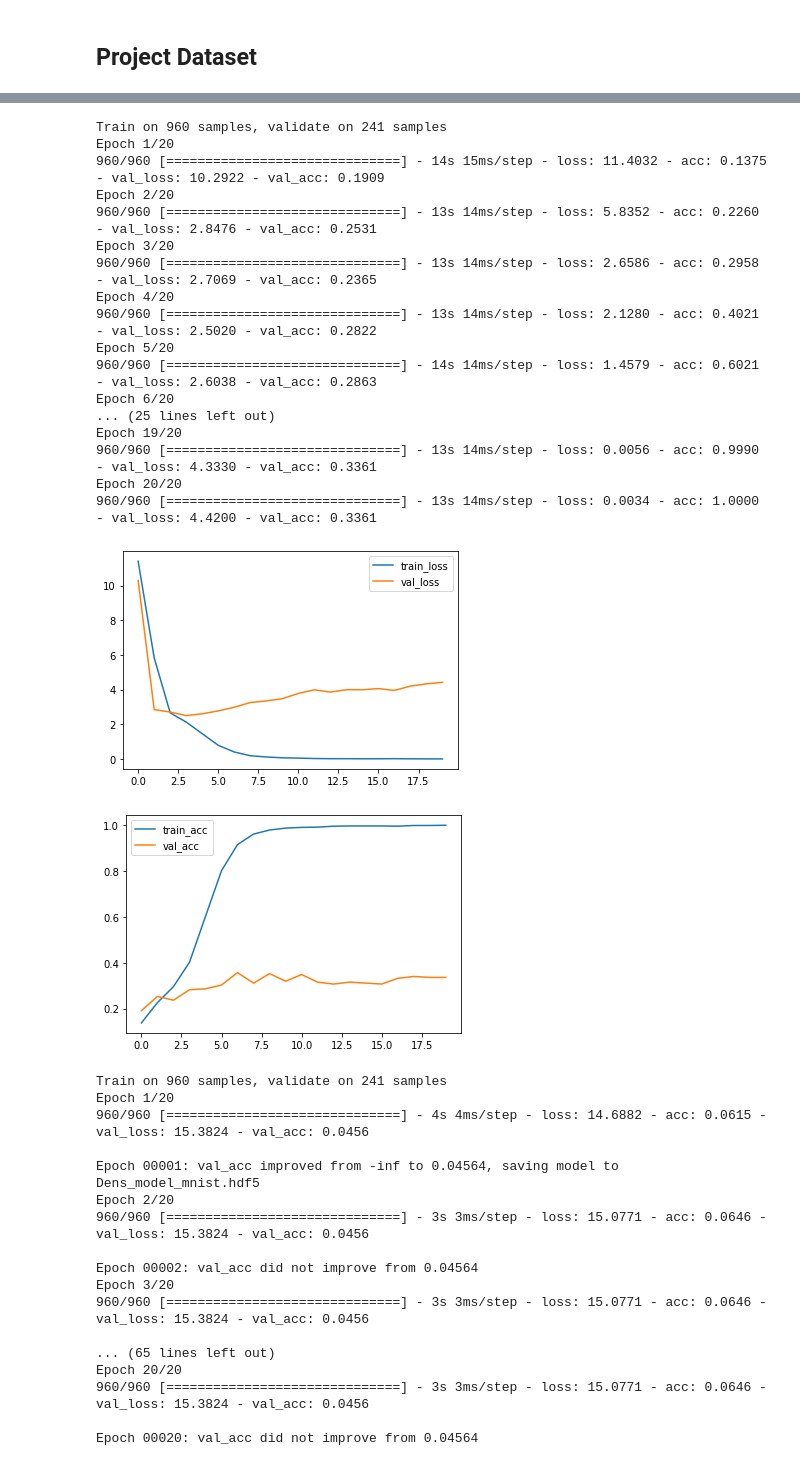
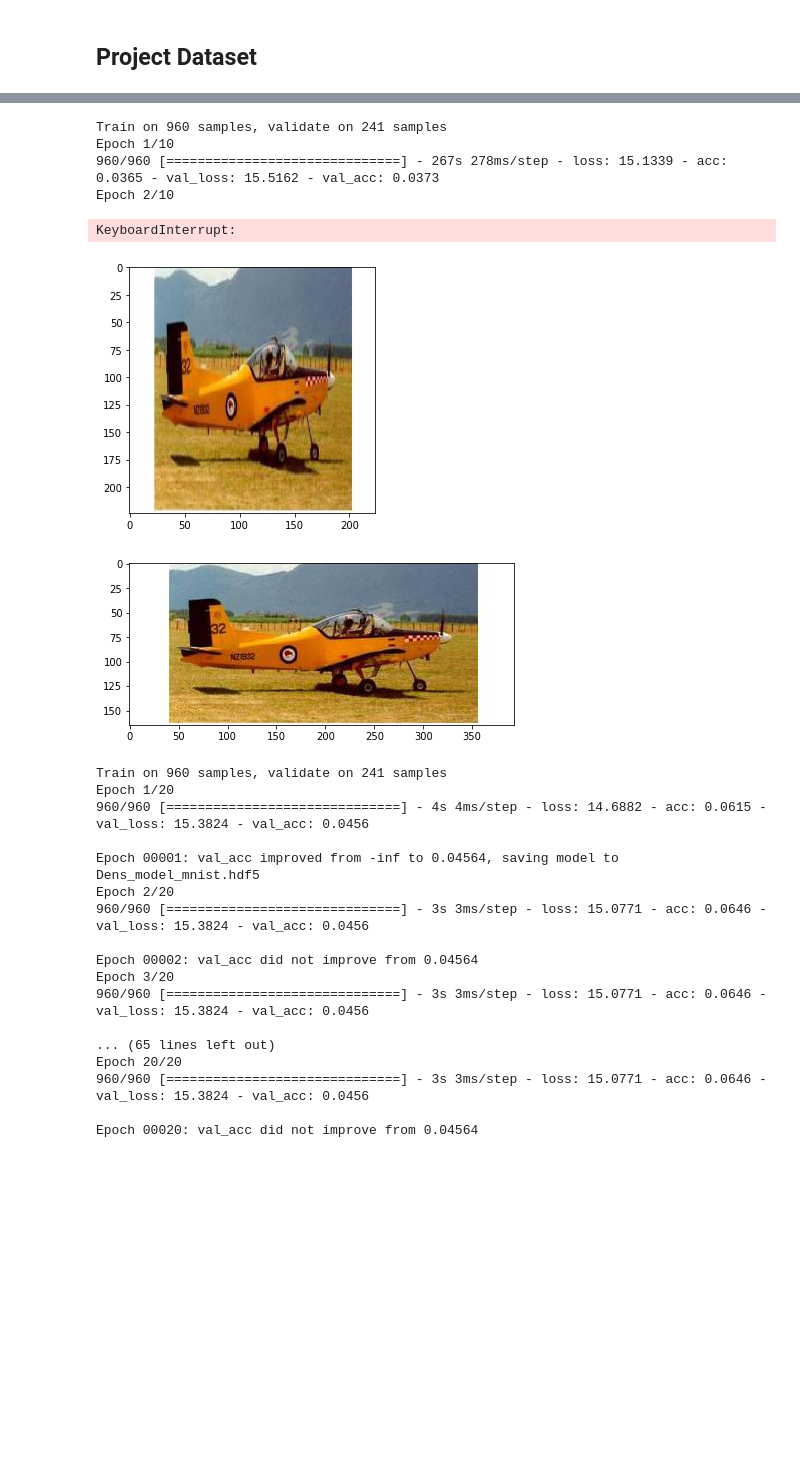
Before and after one commit to vikrantwd/Image_Classification, a Jupyter notebook: GradProject_NB4.ipynb, the cells around one changed output, grey strips where cells are left out. Drawn from its saved outputs; the diff is of its cells as text; code cells hidden in the pictures; blank space fills up the shorter version.

```diff
--- a/GradProject_NB4.ipynb
+++ b/GradProject_NB4.ipynb
@@ -257,34 +328,33 @@ train_labels = y_train
 # %%
+# setting seed
+seed(1)
+set_random_seed(2)
+seed(1234)
+
 model = Sequential()
-model.add(Conv2D(10, kernel_size=3, activation='relu', input_shape=(224,224,3), padding = 'same'))
+model.add(Conv2D(32, kernel_size=3, activation='relu', input_shape=(224,224,3), padding = 'same'))
 model.add(Flatten())
-model.add(Dense(50, activation='relu'))
+model.add(Dense(100, activation='relu'))
 model.add(Dense(50, activation='relu'))
 model.add(Dense(20, activation='softmax'))
 model.compile(optimizer='adam', loss='categorical_crossentropy', metrics=['accuracy'])
 
-training = model.fit(train_data, train_labels, validation_split=0.2, epochs=20)
+training = model.fit(train_data, train_labels, validation_split=0.2, epochs=10)
 plot_loss_acc(training)
 # %% [output]
 Train on 960 samples, validate on 241 samples
-Epoch 1/20
-960/960 [==============================] - 14s 15ms/step - loss: 11.4032 - acc: 0.1375 - val_loss: 10.2922 - val_acc: 0.1909
-Epoch 2/20
-960/960 [==============================] - 13s 14ms/step - loss: 5.8352 - acc: 0.2260 - val_loss: 2.8476 - val_acc: 0.2531
-Epoch 3/20
-960/960 [==============================] - 13s 14ms/step - loss: 2.6586 - acc: 0.2958 - val_loss: 2.7069 - val_acc: 0.2365
-Epoch 4/20
-960/960 [==============================] - 13s 14ms/step - loss: 2.1280 - acc: 0.4021 - val_loss: 2.5020 - val_acc: 0.2822
-Epoch 5/20
-960/960 [==============================] - 14s 14ms/step - loss: 1.4579 - acc: 0.6021 - val_loss: 2.6038 - val_acc: 0.2863
-Epoch 6/20
-... (25 lines left out)
-Epoch 19/20
-960/960 [==============================] - 13s 14ms/step - loss: 0.0056 - acc: 0.9990 - val_loss: 4.3330 - val_acc: 0.3361
-Epoch 20/20
-960/960 [==============================] - 13s 14ms/step - loss: 0.0034 - acc: 1.0000 - val_loss: 4.4200 - val_acc: 0.3361
+Epoch 1/10
+960/960 [==============================] - 267s 278ms/step - loss: 15.1339 - acc: 0.0365 - val_loss: 15.5162 - val_acc: 0.0373
+Epoch 2/10
-[figure, removed]
-[figure, removed]
+KeyboardInterrupt:
+# %%
+io.imshow(train['Pictures'][0])
+plt.show()
+io.imshow(io.imread(train['File_Path'][0]))
+plt.show()
+# %% [output]
+[figure, added]
+[figure, added]
 # %%
 train, test = train_test_split(starting_data, ratio = 0.8)
 
```
Also changed, not shown: parts of 12 cells of this notebook, 4 other files.
